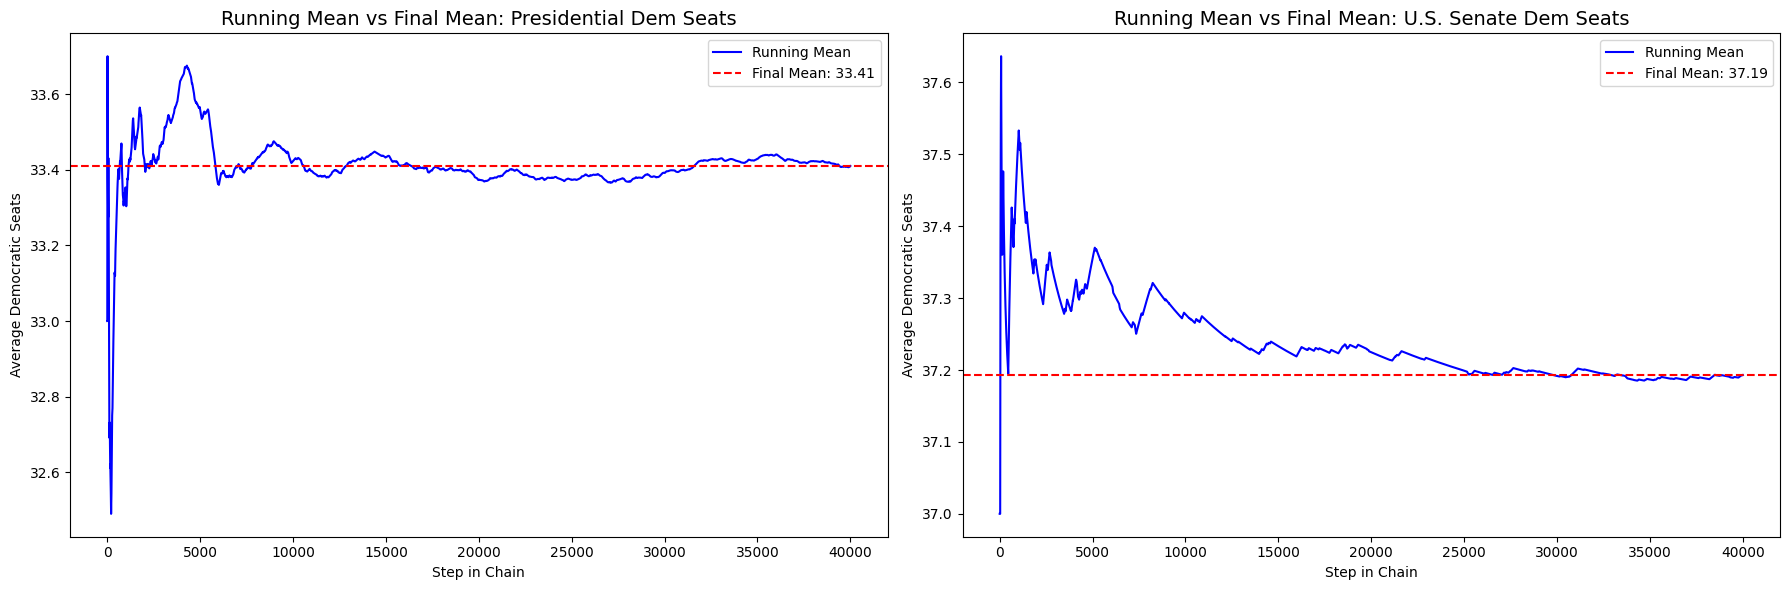
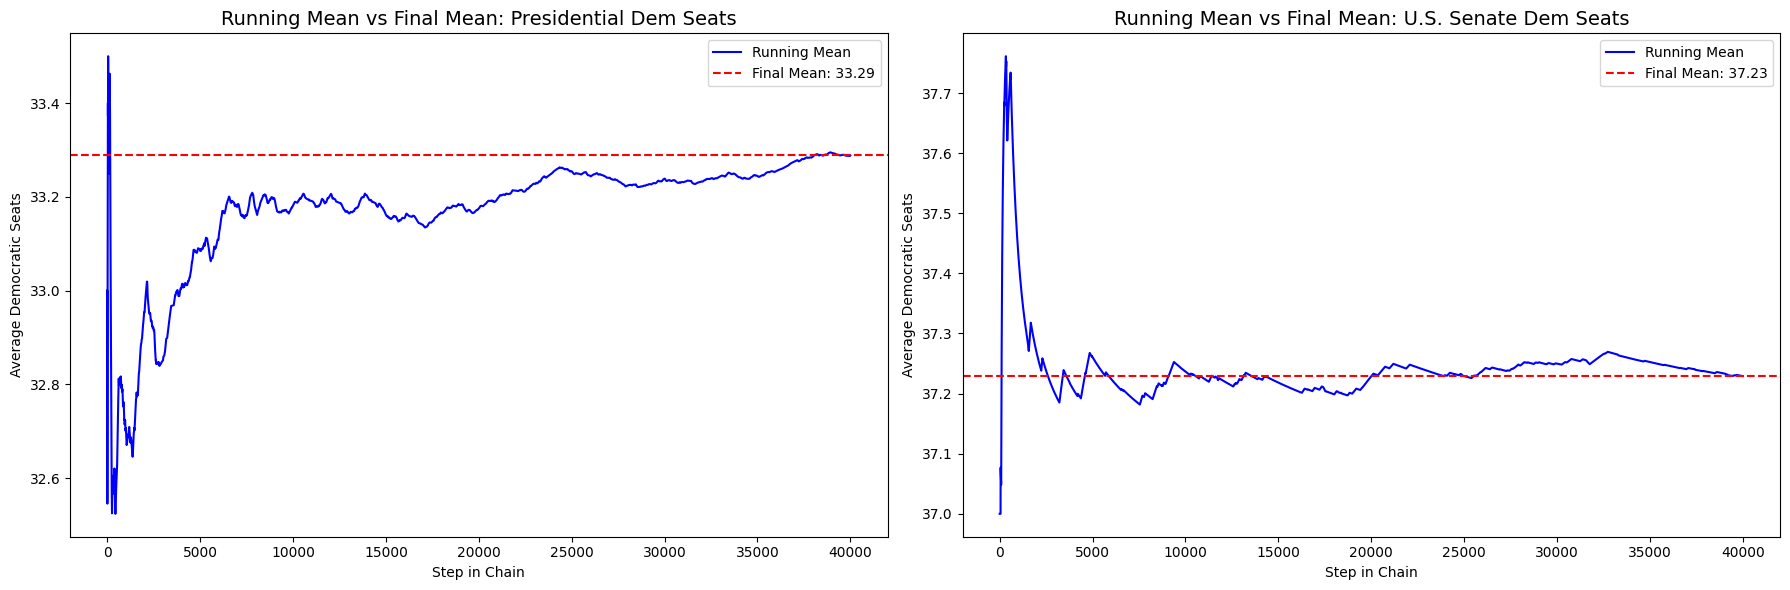
Code edit (unified diff) that turned the first committed figure into the second:
--- before
+++ after
@@ -22,3 +22,4 @@
 
 plt.tight_layout()
+plt.savefig("figures/running_mean_convergence_dem_seats.png", dpi=150, bbox_inches="tight", facecolor="white")
 plt.show()

Commit: update save path for figures on all figures by moving them into a folder